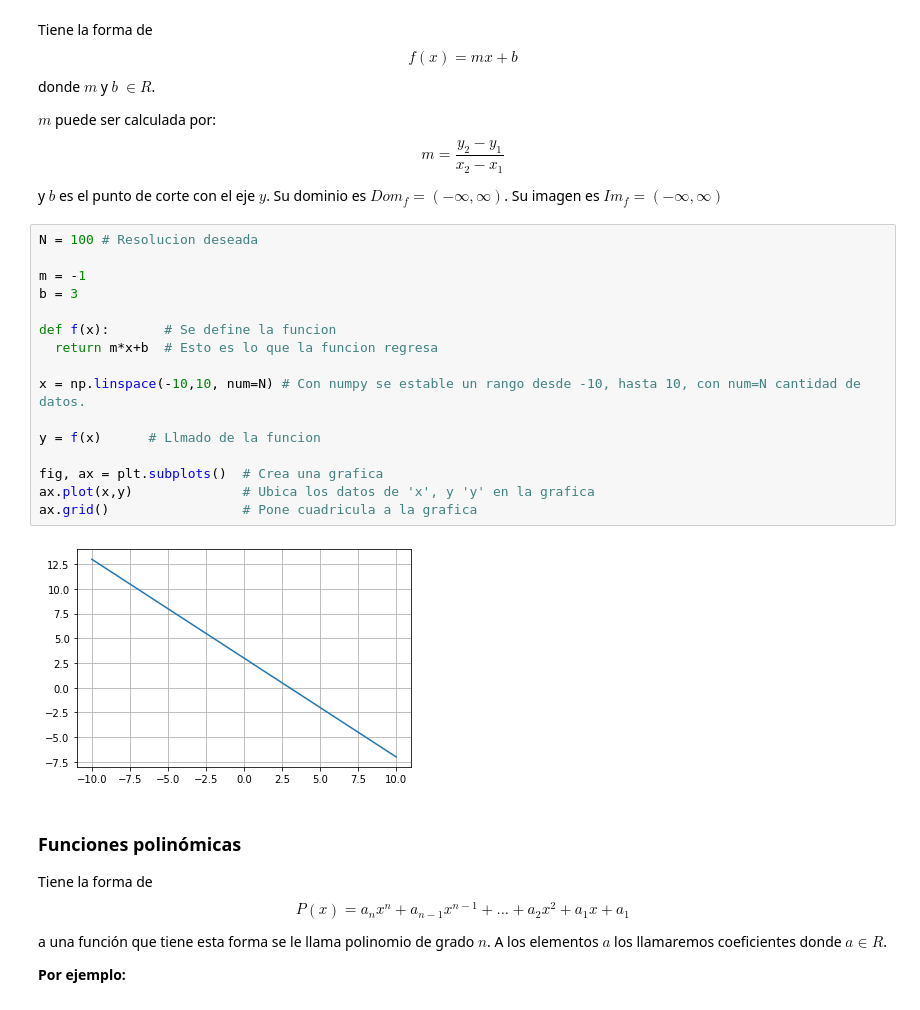
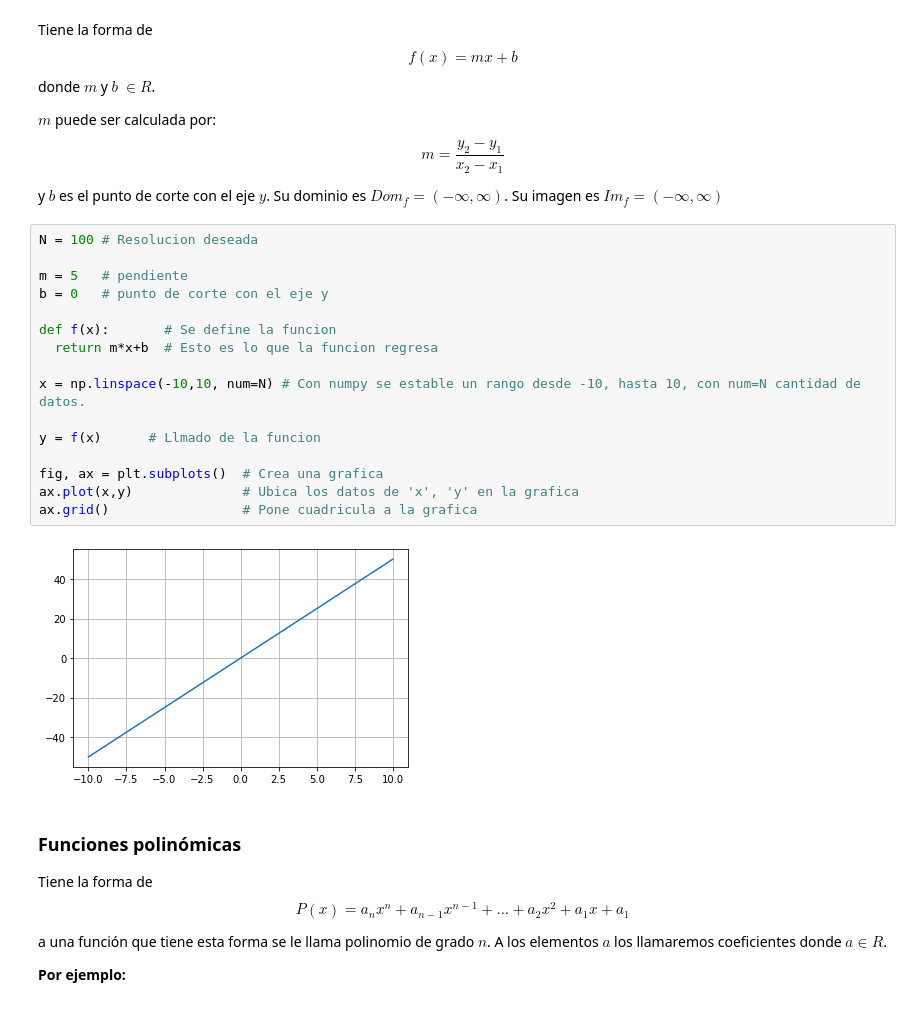
Before and after one commit to feracor/curso_funciones_matem-ticas_para_DS_IA, a Jupyter notebook: 1_Programando_funciones.ipynb, the cells around one changed output. Saved outputs shown, nothing was run; the diff lists cells and outputs as text.

```diff
--- a/1_Programando_funciones.ipynb
+++ b/1_Programando_funciones.ipynb
@@ -18,21 +18,21 @@ y $b$ es el punto de corte con el eje $y$. Su dominio es $Dom_{f} = (-\infty, \i
 # %%
 N = 100 # Resolucion deseada
 
-m = -1
-b = 3
+m = 5   # pendiente
+b = 0   # punto de corte con el eje y
 
 def f(x):       # Se define la funcion
   return m*x+b  # Esto es lo que la funcion regresa
 
 x = np.linspace(-10,10, num=N) # Con numpy se estable un rango desde -10, hasta 10, con num=N cantidad de datos.
 
 y = f(x)      # Llmado de la funcion
 
 fig, ax = plt.subplots()  # Crea una grafica
-ax.plot(x,y)              # Ubica los datos de 'x', y 'y' en la grafica
+ax.plot(x,y)              # Ubica los datos de 'x', 'y' en la grafica
 ax.grid()                 # Pone cuadricula a la grafica
 # %% [output]
-[figure, old version]
+[figure, new version]
 # %% [markdown]
 ### Funciones polinómicas
 
```
Also changed, not shown: parts of 5 cells of this notebook.
